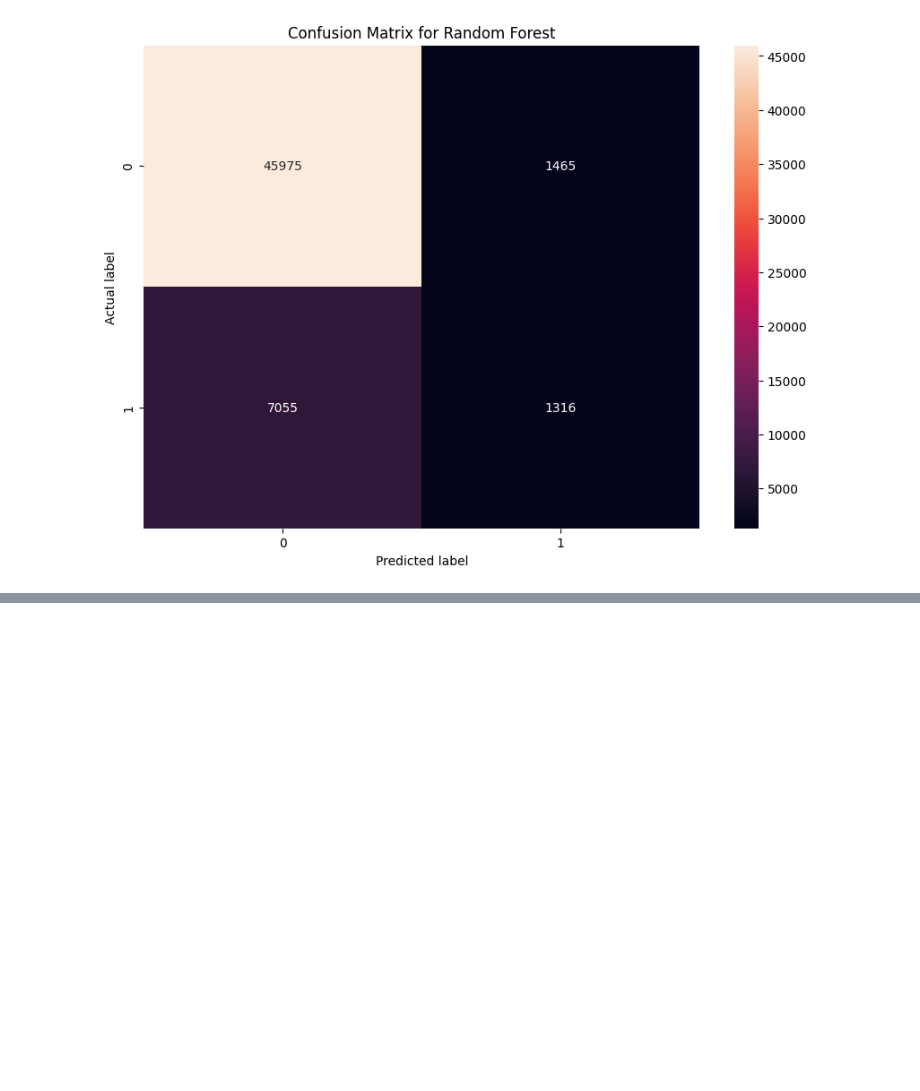
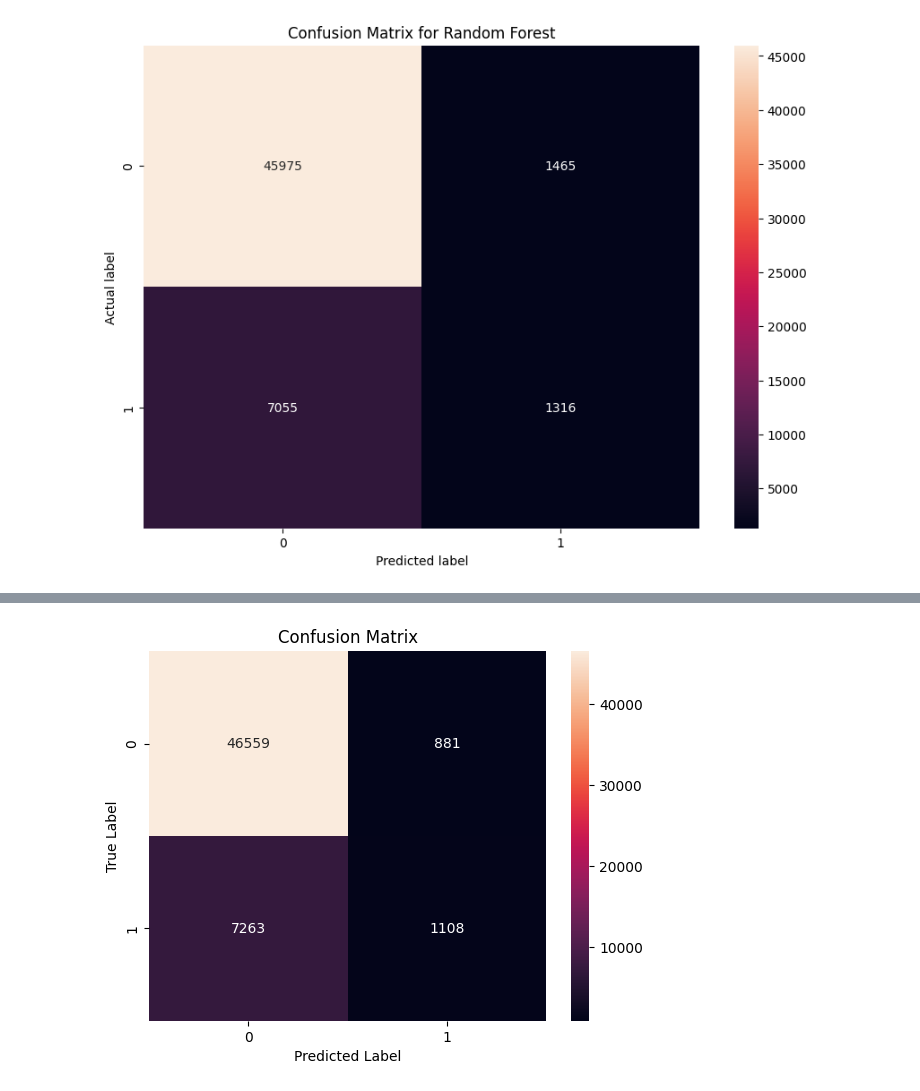
Before and after one commit to gigilka/machine_learning_homework, a Jupyter notebook: Homework_4+Homework_6.ipynb, the cells around one changed output, grey strips where cells are left out. Saved outputs shown, nothing was run; the diff lists cells and outputs as text; code cells hidden in the pictures; blank space fills up the shorter version.

```diff
--- a/Homework_4+Homework_6.ipynb
+++ b/Homework_4+Homework_6.ipynb
@@ -420,0 +424,79 @@ Accuracy of the neural network on test set: 85.37%
+# %%
+param_grid = [
+  {
+    'C': np.logspace(-4, 4, 20),
+    'solver': ['lbfgs', 'newton-cg', 'sag', 'liblinear'],
+    'penalty': ['l2']
+  }
+]
+
+grid_search = GridSearchCV(
+    estimator=LogisticRegression(random_state=42, max_iter=1000),
+    param_grid=param_grid,
+    scoring='accuracy',
+    cv=3,
+    verbose=1,
+    n_jobs=-1
+)
+
+grid_search.fit(X_train, y_train)
+
+best_params = grid_search.best_params_
+best_estimator = grid_search.best_estimator_
+print('Best:', best_params)
+
+y_train_pred = best_estimator.predict(X_train)
+train_accuracy = accuracy_score(y_train, y_train_pred)
+print(f'Accuracy of Logistic Regression with optimized hyperparameters on train: {train_accuracy:.2%}')
+
+y_pred = best_estimator.predict(X_test)
+accuracy = accuracy_score(y_test, y_pred)
+print(f'Accuracy of Logistic Regression with optimized hyperparameters on test: {accuracy:.2%}')
+
+conf_matrix = sklearn.metrics.confusion_matrix(y_test, y_pred)
+sns.heatmap(conf_matrix, annot=True, fmt='g')
+plt.title('Confusion Matrix')
+plt.xlabel('Predicted Label')
+plt.ylabel('True Label')
+plt.show()
+
+results = pd.DataFrame(grid_search.cv_results_)
+
+plt.figure(figsize=(10, 8))
+Cs = results['param_C'].to_numpy().astype(float)
+plt.plot(Cs, 1 - results['mean_test_score'], 'o-')
+plt.title('Error vs C')
+plt.xlabel('C')
+plt.ylabel('Mean error')
+plt.show()
+
+plt.figure(figsize=(10, 8))
+Cs = results['param_C'].to_numpy().astype(float)
+plt.plot(np.log10(Cs), 1 - results['mean_test_score'], 'o-')
+plt.title('Error vs C (on log scale)')
+plt.xlabel('Log10 of C')
+plt.ylabel('Mean error')
+plt.show()
+
+plt.figure(figsize=(10, 8))
+solvers = results['param_solver'].to_numpy()
+for solver in np.unique(solvers):
+    solver_mask = (solvers == solver)
+    plt.plot(np.log10(Cs[solver_mask]), 1 - results['mean_test_score'][solver_mask], 'o-', label=solver)
+plt.title('Error vs Solver')
+plt.xlabel('Log10 of C')
+plt.ylabel('Mean error')
+plt.legend()
+plt.show()
+
+plt.figure(figsize=(10, 8))
+solvers = results['param_solver'].to_numpy()
+for solver in np.unique(solvers):
+    solver_mask = (solvers == solver)
+    plt.plot(Cs[solver_mask], 1 - results['mean_test_score'][solver_mask], 'o-', label=solver)
+plt.title('Error vs Solver and C')
+plt.xlabel('C')
+plt.ylabel('Mean error')
+plt.legend()
+plt.show()
+# %% [output]
@@ -420,0 +507 @@ Accuracy of the neural network on test set: 85.37%
+[figure, added]
```
Also changed, not shown: parts of 8 cells of this notebook.
